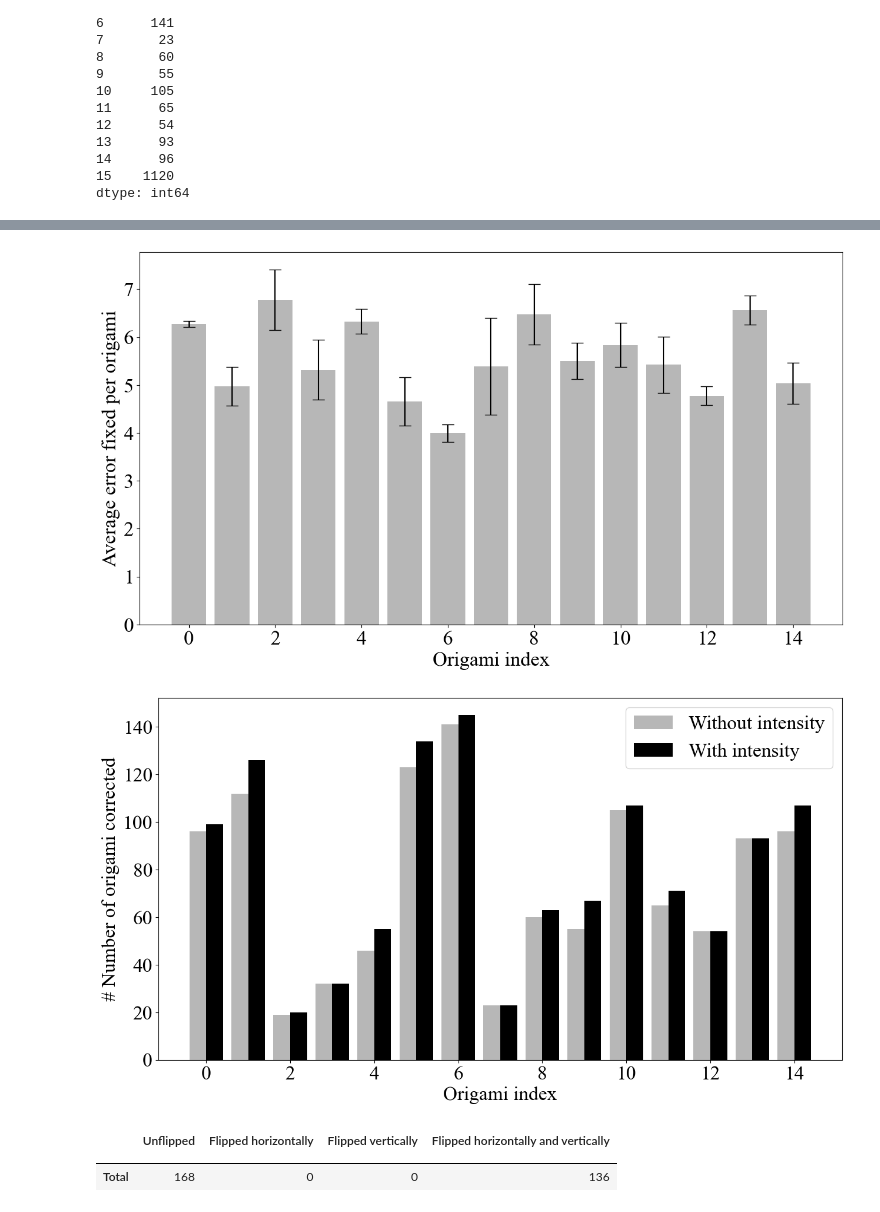
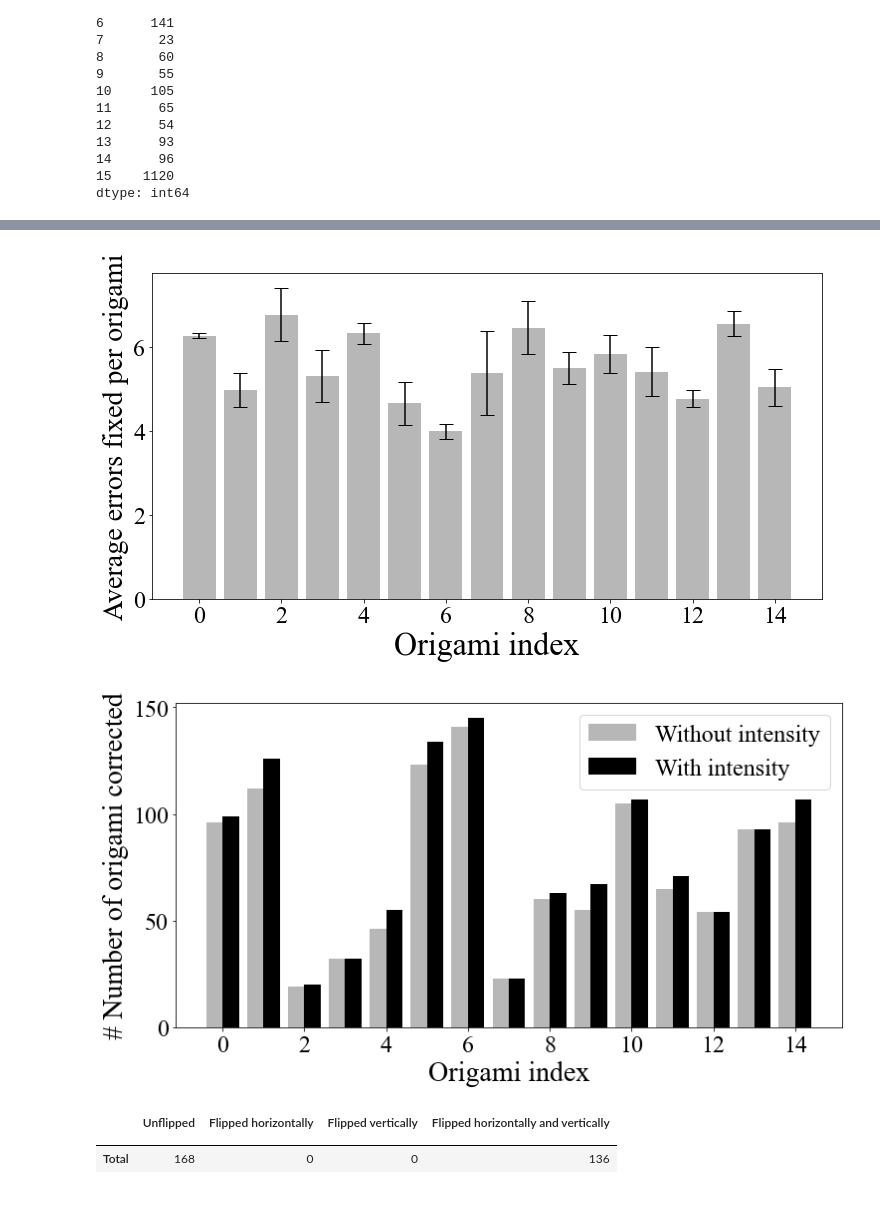
Before and after one commit to gmortuza/dissertation, a Jupyter notebook: others/dnam_wetlab.ipynb, the cells around one changed output, grey strips where cells are left out. Cells and saved outputs as stored; diff of their text form; code cells hidden in the pictures.

```diff
--- a/others/dnam_wetlab.ipynb
+++ b/others/dnam_wetlab.ipynb
@@ -185,17 +185,17 @@ plt.show()
 # %%
-matplotlib.rc('figure', figsize=(15, 8))
+matplotlib.rc('figure', figsize=(12, 6))
 plt.rcParams['font.size'] = 24
 plt.rcParams["font.family"] = "Times New Roman"
 # fig = plt.figure(figsize=(15, 10))
 plt.bar(r1_without_intensity_result.index.to_numpy()[:15], bar_fixed.mean().tolist()[:15], yerr=bar_fixed.std().tolist()[:15], color='#b7b7b7', align='center', label="Without intensity", capsize=7)
 # plt.bar(r1_without_intensity_result.index.to_numpy()[:15], r2_with_intensity_result["Correct"].tolist()[:15], color='#000', width=width, align='edge', label="With intensity")
-plt.xlabel("Origami index")
-plt.ylabel("Average error fixed per origami")
-plt.savefig("dnam_wetlab_origami_average_error_fixed.png", dpi=300, bbox_inches="tight")
+plt.xlabel("Origami index", fontsize=32)
+plt.ylabel("Average errors fixed per origami", fontsize=28)
+plt.savefig("dnam_wetlab_origami_average_error_fixed.png", dpi=100, bbox_inches="tight")
 # plt.legend()
 plt.show()
 # %% [output]
-[figure, old version]
+[figure, new version]
 # %%
 # combine number of recovered origami from all cells
 import operator
@@ -205,22 +205,22 @@ total_recovered_origami_with = list(map(operator.add, list(map(operator.add, r1_
 with_intensity_bar_correct = pd.DataFrame([r1_with_intensity_result["Correct"].tolist(), r2_with_intensity_result["Correct"].tolist(), r3_with_intensity_result["Correct"].tolist()])
 with_intensity_bar_fixed = pd.DataFrame([r1_with_intensity_result["Average error fixed"].tolist(), r2_with_intensity_result["Average error fixed"].tolist(), r3_with_intensity_result["Average error fixed"].tolist()])
 # %%
-matplotlib.rc('figure', figsize=(15, 8))
+matplotlib.rc('figure', figsize=(12, 6))
 plt.rcParams['font.size'] = 24
 plt.rcParams["font.family"] = "Times New Roman"
 # fig = plt.figure(figsize=(15, 10))
 width=.4
 plt.bar(r1_without_intensity_result.index.to_numpy()[:15] - .4, bar_correct.sum().tolist()[:15], color='#b7b7b7', width=width, align='edge', label="Without intensity")
 plt.bar(r1_without_intensity_result.index.to_numpy()[:15], with_intensity_bar_correct.sum().tolist()[:15], color='#000', width=width, align='edge', label="With intensity")
-plt.xlabel("Origami index")
-plt.ylabel("# Number of origami corrected")
+plt.xlabel("Origami index", fontsize=28)
+plt.ylabel("# Number of origami corrected", fontsize=28)
 plt.legend()
-plt.savefig("intensity_with_without_frequency.png", dpi=300, bbox_inches="tight", transparent=True, )
+plt.savefig("intensity_with_without_frequency.png", dpi=100, bbox_inches="tight", transparent=True, )
 plt.show()
 # result_details_df["Correct"].tolist()
 # result_details_df.index
 # %% [output]
-[figure, old version]
+[figure, new version]
 # %%
  # Orientation
 result_orientation_df = pd.DataFrame(np.append([["Total"]], r1_without_intensity_orientation.reshape(1, 4), axis=1), columns=["","Unflipped","Flipped horizontally", "Flipped vertically", "Flipped horizontally and vertically"])
```
Also changed, not shown: parts of 4 cells of this notebook, 40 other files.
